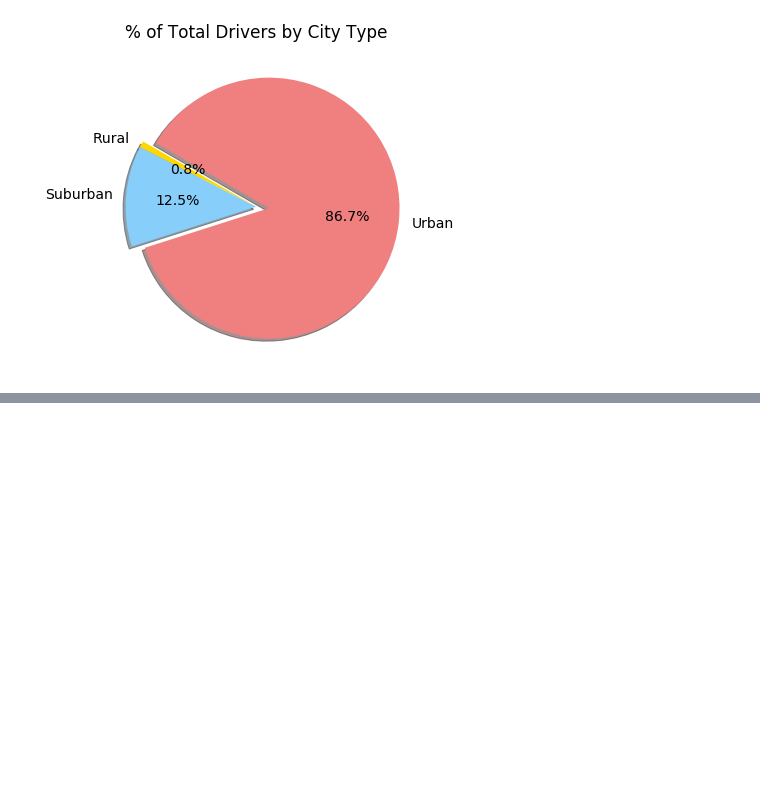
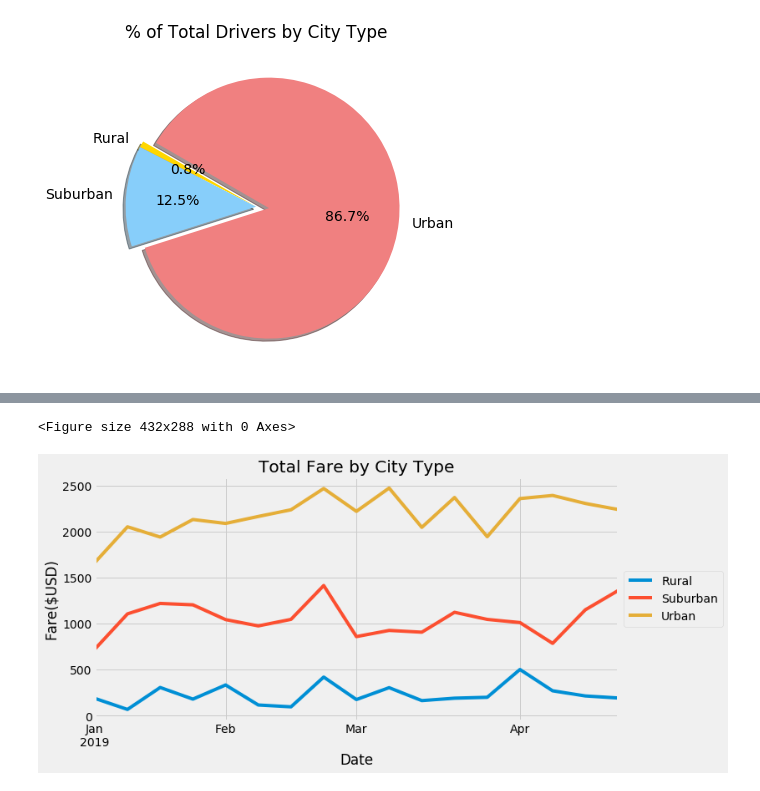
Before and after one commit to cjradomski/PyBer_Analysis, a Jupyter notebook: PyBer.ipynb, the cells around one changed output, grey strips where cells are left out. Drawn from its saved outputs; the diff is of its cells as text; code cells hidden in the pictures; blank space fills up the shorter version.

Commit message:
Adding Challenge

```diff
--- a/PyBer.ipynb
+++ b/PyBer.ipynb
@@ -847,0 +1018,3 @@ plt.show()
+# %%
+sum_fares_df = fares_data_df.groupby(["City Type", "Date"]).sum()["Fare"].reset_index()
+sum_fares_df
@@ -847,0 +1035,3 @@ plt.show()
+# %%
+table = pd.pivot_table(sum_fares_df, values='Fare', index=['Date'], columns=["City Type"], aggfunc=np.sum )
+table
@@ -847,0 +1053,3 @@ plt.show()
+# %%
+four_months = table.loc['2019-01-01':'2019-04-28']
+four_months
@@ -847,0 +1071,3 @@ plt.show()
+# %%
+four_months = four_months.resample('W').sum()
+four_months
@@ -847,0 +1103,15 @@ plt.show()
+# %%
+plt.figure()
+four_months.plot(figsize=(10,5))
+plt.style.use('fivethirtyeight')
+plt.ylabel("Fare($USD)")
+plt.title("Total Fare by City Type")
+plt.legend(loc='center left', bbox_to_anchor=(1, 0.5))
+
+#Save Figure
+plt.savefig("analysis/ChallengeFig.png")
+
+plt.show()
+# %% [output]
+<Figure size 432x288 with 0 Axes>
+[figure, added]
```
Also changed, not shown: parts of 24 cells of this notebook, 4 other files.
